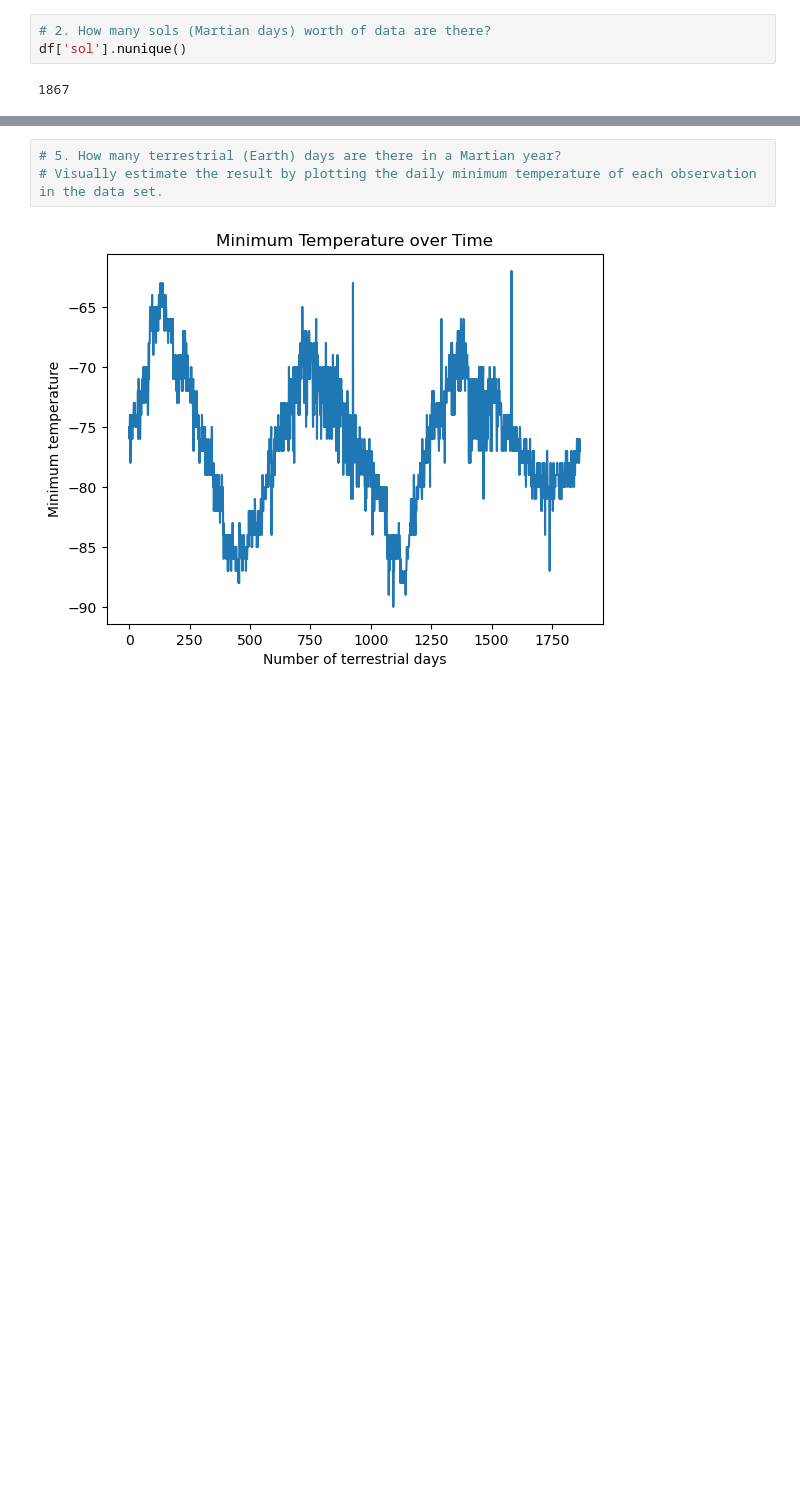
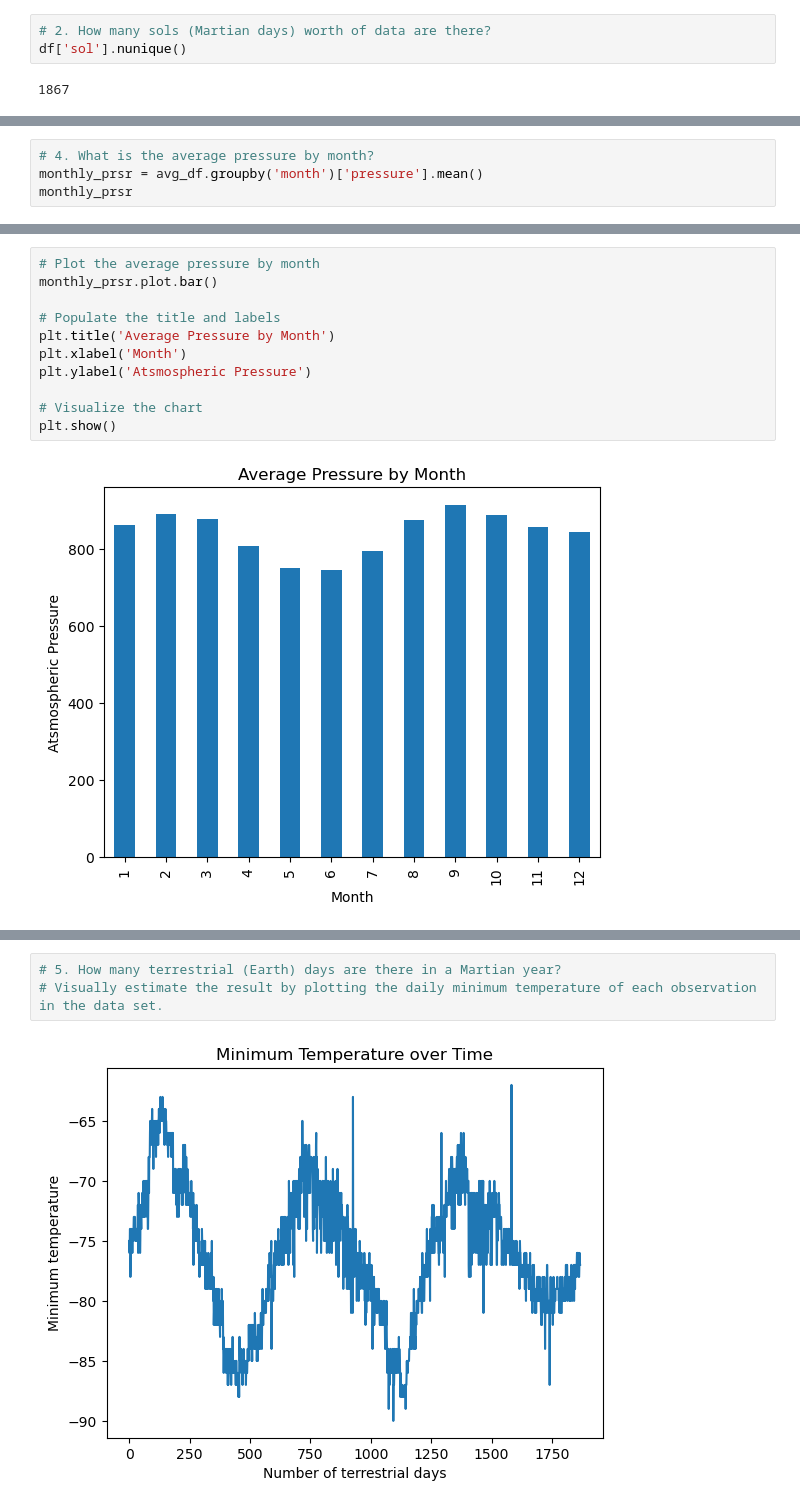
Before and after one commit to rlroehl/webscraping-challenge, a Jupyter notebook: part_2_mars_weather.ipynb, the cells around one changed output, grey strips where cells are left out. Saved outputs shown, nothing was run; the diff lists cells and outputs as text; blank space fills up the shorter version.

```diff
--- a/part_2_mars_weather.ipynb
+++ b/part_2_mars_weather.ipynb
@@ -214,0 +234,4 @@ plt.show()
+# %%
+# 4. What is the average pressure by month?
+monthly_prsr = avg_df.groupby('month')['pressure'].mean()
+monthly_prsr
@@ -214,0 +253,13 @@ plt.show()
+# %%
+# Plot the average pressure by month
+monthly_prsr.plot.bar()
+
+# Populate the title and labels
+plt.title('Average Pressure by Month')
+plt.xlabel('Month')
+plt.ylabel('Atsmospheric Pressure')
+
+# Visualize the chart
+plt.show()
+# %% [output]
+[figure, added]
```
Also changed, not shown: parts of 11 cells of this notebook.
